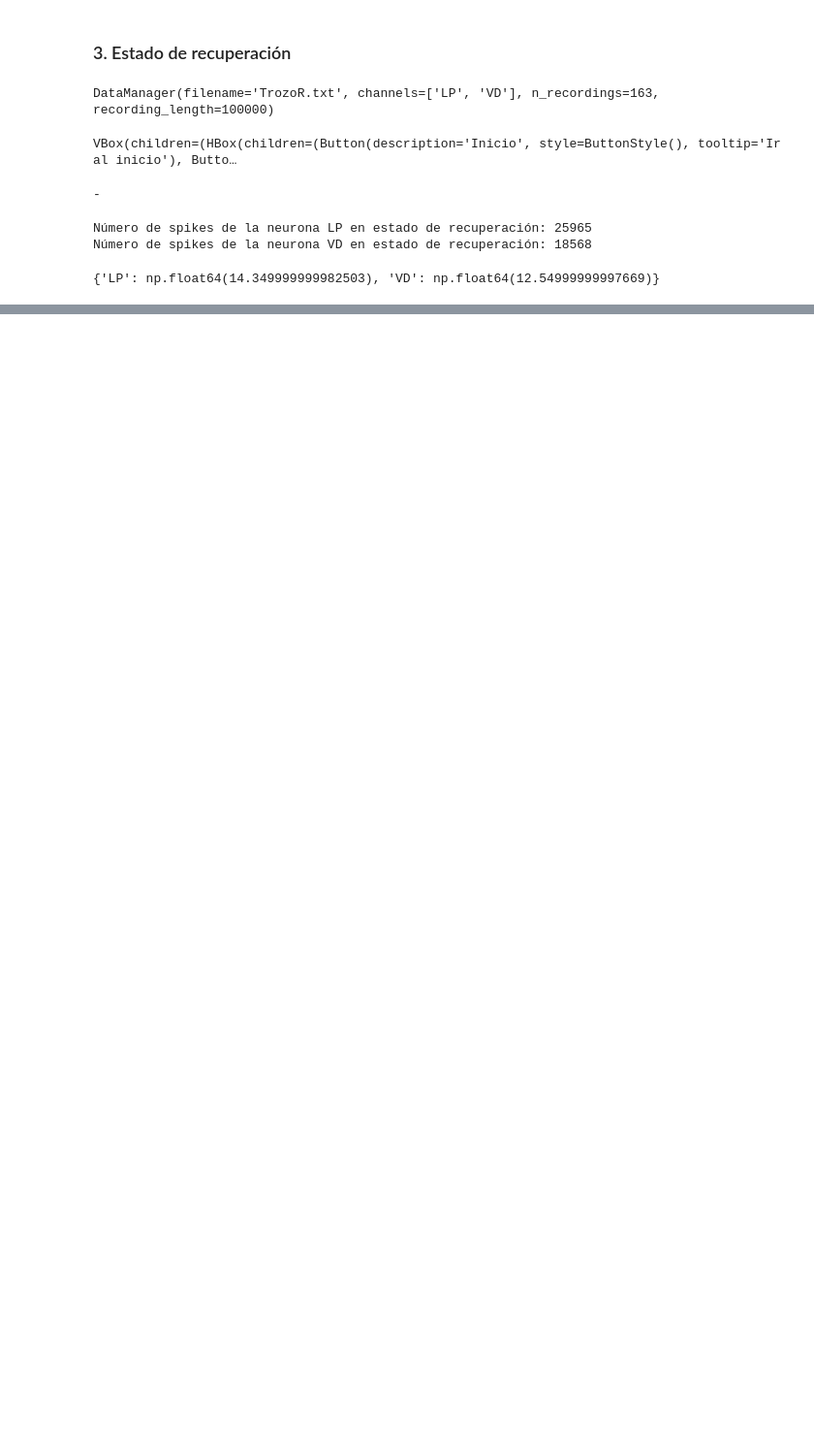
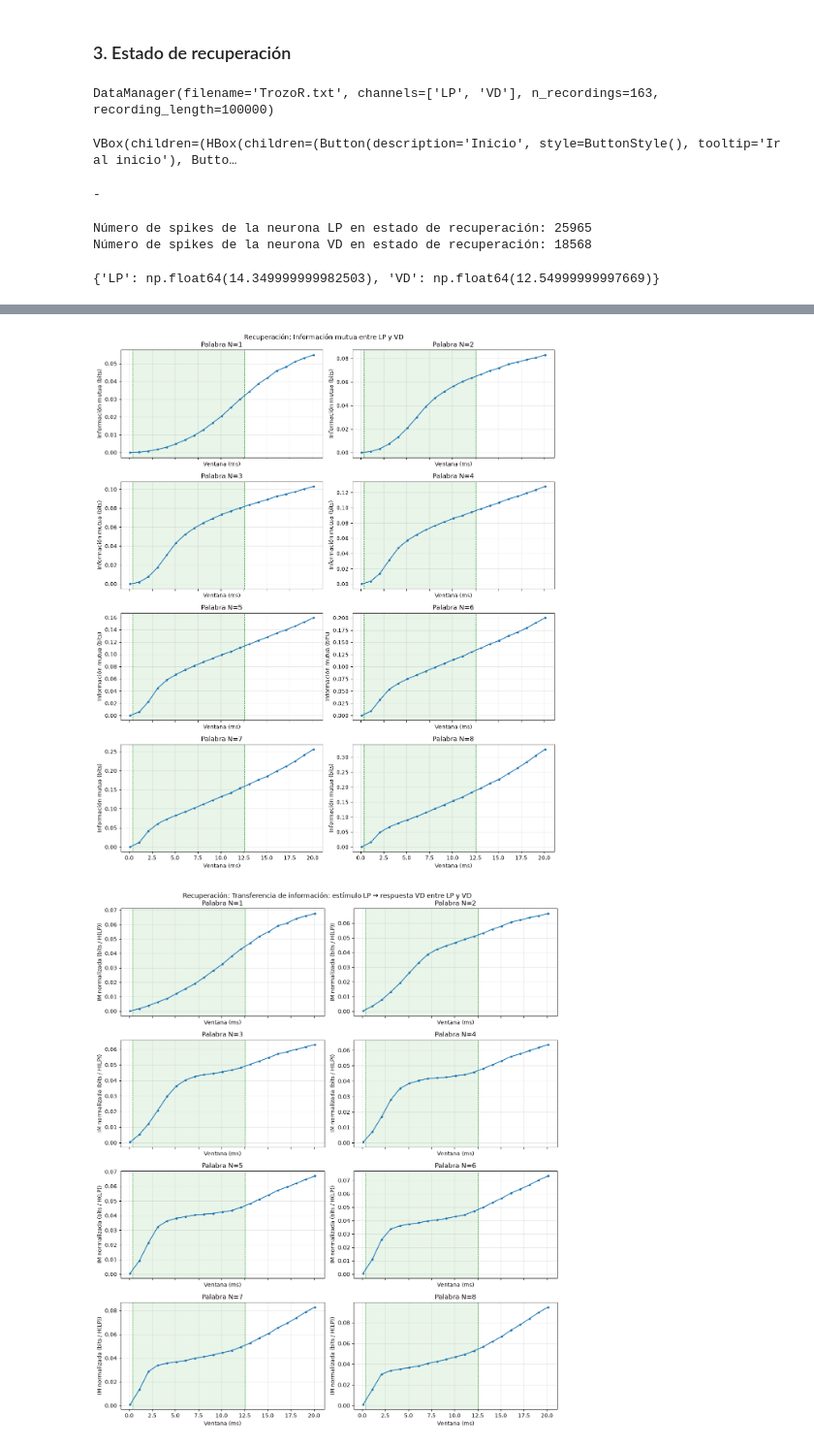
Before and after one commit to jjruedam/practicas_TI, a Jupyter notebook: Informe.ipynb, the cells around one changed output, grey strips where cells are left out. Shown at 97% size. Drawn from its saved outputs; the diff is of its cells as text; code cells hidden in the pictures; blank space fills up the shorter version.

```diff
--- a/Informe.ipynb
+++ b/Informe.ipynb
@@ -219,0 +320,11 @@ size_window
+# %%
+from EventExperiment import plot_experiment_sweep
+
+plot_experiment_sweep(
+    recovery_experiment_paths,
+    state_name="Recuperación",
+    admissible_interval=(0.35, 12.55),
+)
+# %% [output]
+[figure, added]
+[figure, added]
```
Also changed, not shown: parts of 6 cells of this notebook, 6 other files.
